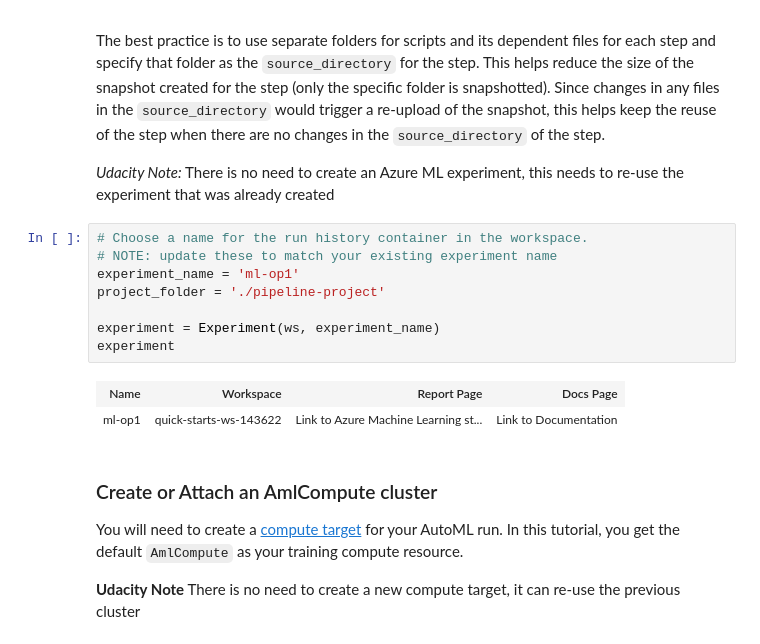
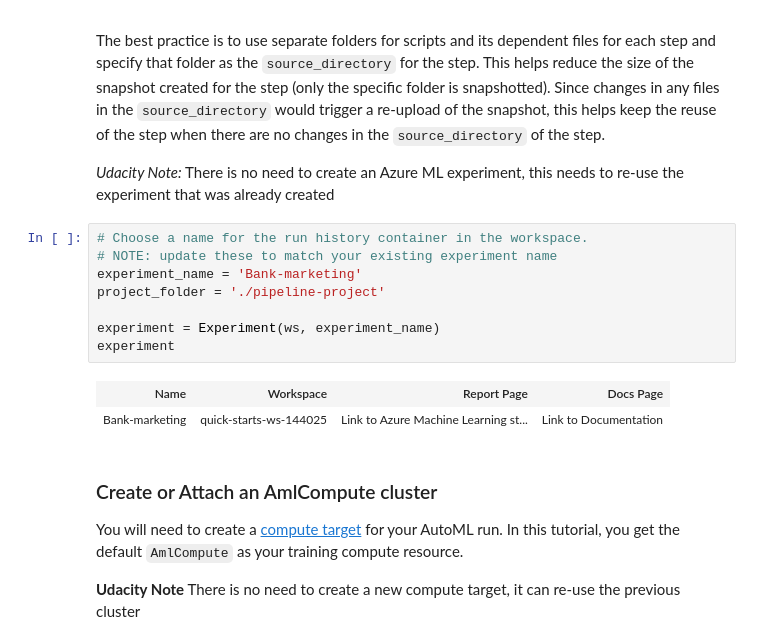
Before and after one commit to AshleyBlanche/Op-Machine-Learning, a Jupyter notebook: aml-exercise-pipelines-with-automated-machine-learning-step.ipynb, the cells around one changed output. Saved outputs shown, nothing was run; the diff lists cells and outputs as text.

```diff
--- a/aml-exercise-pipelines-with-automated-machine-learning-step.ipynb
+++ b/aml-exercise-pipelines-with-automated-machine-learning-step.ipynb
@@ -71,14 +67,14 @@ The best practice is to use separate folders for scripts and its dependent files
 # %%
 # Choose a name for the run history container in the workspace.
 # NOTE: update these to match your existing experiment name
-experiment_name = 'ml-op1'
+experiment_name = 'Bank-marketing'
 project_folder = './pipeline-project'
 
 experiment = Experiment(ws, experiment_name)
 experiment
 # %% [output]
 | Name | Workspace | Report Page | Docs Page |
-| ml-op1 | quick-starts-ws-143622 | Link to Azure Machine Learning st... | Link to Documentation |
+| Bank-marketing | quick-starts-ws-144025 | Link to Azure Machine Learning st... | Link to Documentation |
 # %% [markdown]
 ### Create or Attach an AmlCompute cluster
 You will need to create a [compute target](https://docs.microsoft.com/azure/machine-learning/service/concept-azure-machine-learning-architecture#compute-target) for your AutoML run. In this tutorial, you get the default `AmlCompute` as your training compute resource.
```
Also changed, not shown: parts of 7 cells of this notebook.
